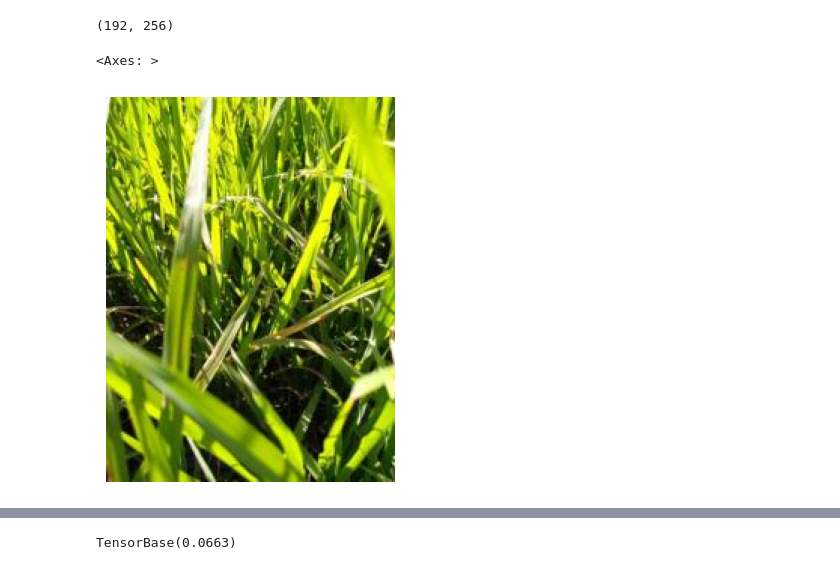
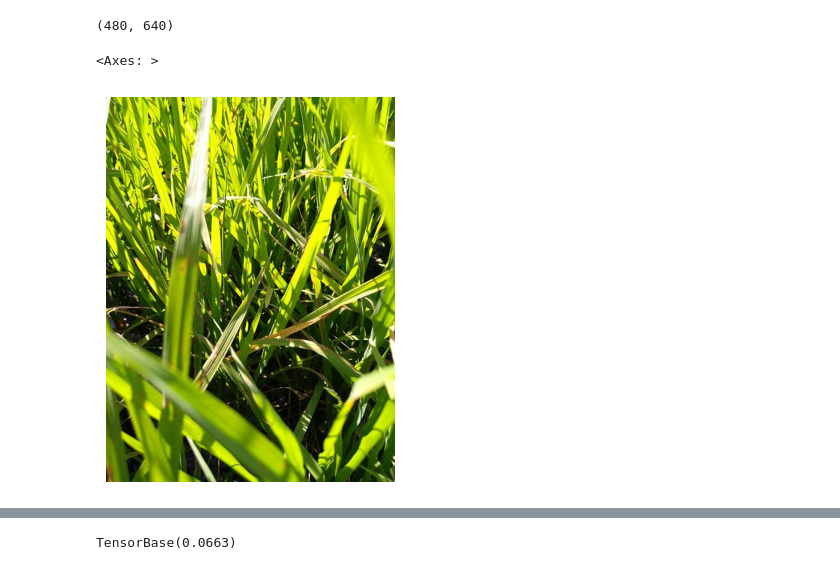
Before and after one commit to ameram/ai-journey, a Jupyter notebook: paddy-disease.ipynb, the cells around one changed output, grey strips where cells are left out. Drawn from its saved outputs; the diff is of its cells as text; code cells hidden in the pictures.

```diff
--- a/paddy-disease.ipynb
+++ b/paddy-disease.ipynb
@@ -25,2 +22,6 @@ test_path = '/test_images'
+# %%
+path = '/kaggle/input/paddy-disease-classification'
+train_path = path+'/train_images'
+test_path = path+'/test_images'
 # %%
 from fastai.vision.all import *
@@ -29,8 +43,8 @@ resize_images('train_images', dest=train_path, max_size=256, recurse=True)
 # %%
-img = PILImage.create(train_path+'/blast/100004.jpg')
+img = PILImage.create(path+'/train_images/blast/100004.jpg')
 print(img.size)
 img.show()
 # %% [output]
-(192, 256)
+(480, 640)
 <Axes: >
-[figure, old version]
+[figure, new version]
```
Also changed, not shown: parts of 17 cells of this notebook.
